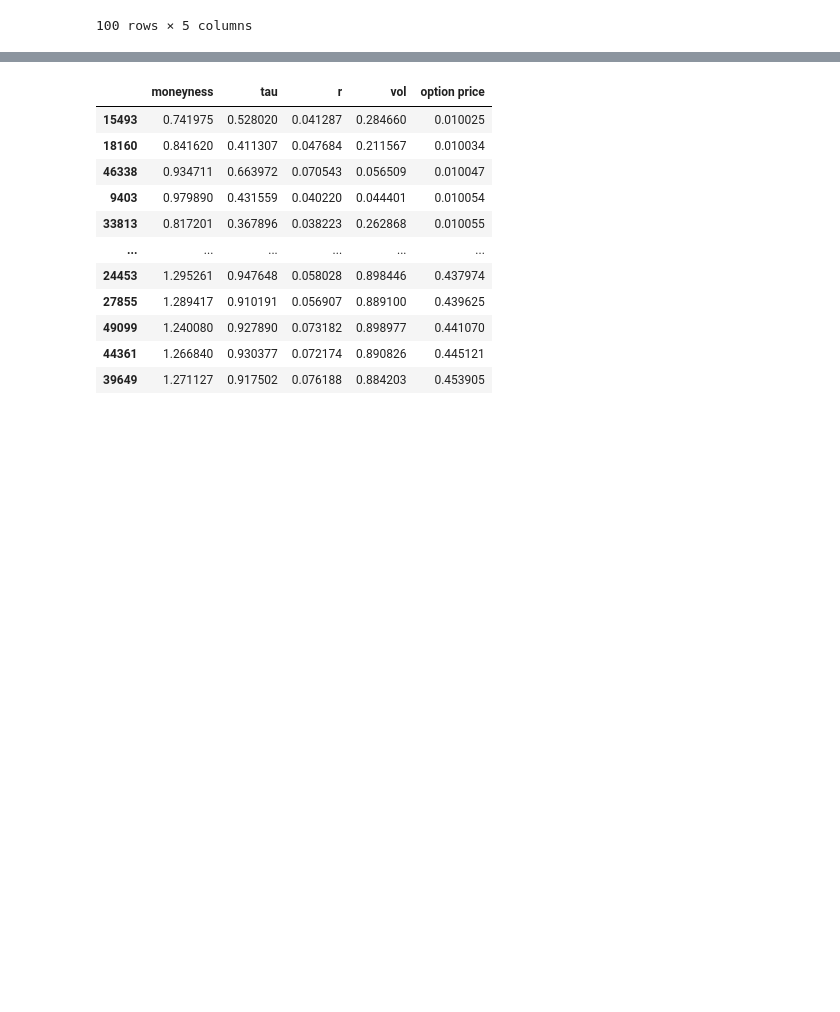
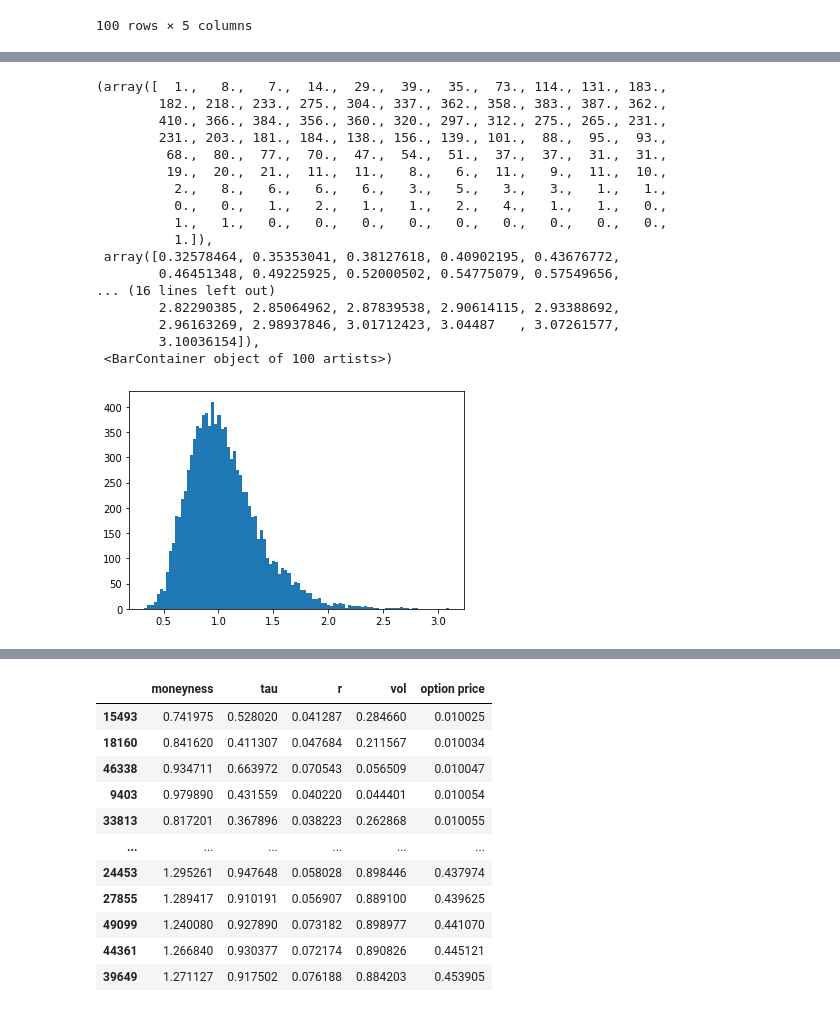
Before and after one commit to yxiiii/FE5216, a Jupyter notebook: train.ipynb, the cells around one changed output, grey strips where cells are left out. Cells and saved outputs as stored; diff of their text form; code cells hidden in the pictures; blank space fills up the shorter version.

```diff
--- a/train.ipynb
+++ b/train.ipynb
@@ -132,0 +155,21 @@ plt.axhline(fm_price)
+# %%
+plt.hist(S_paths, bins=100)
+# %% [output]
+(array([  1.,   8.,   7.,  14.,  29.,  39.,  35.,  73., 114., 131., 183.,
+        182., 218., 233., 275., 304., 337., 362., 358., 383., 387., 362.,
+        410., 366., 384., 356., 360., 320., 297., 312., 275., 265., 231.,
+        231., 203., 181., 184., 138., 156., 139., 101.,  88.,  95.,  93.,
+         68.,  80.,  77.,  70.,  47.,  54.,  51.,  37.,  37.,  31.,  31.,
+         19.,  20.,  21.,  11.,  11.,   8.,   6.,  11.,   9.,  11.,  10.,
+          2.,   8.,   6.,   6.,   6.,   3.,   5.,   3.,   3.,   1.,   1.,
+          0.,   0.,   1.,   2.,   1.,   1.,   2.,   4.,   1.,   1.,   0.,
+          1.,   1.,   0.,   0.,   0.,   0.,   0.,   0.,   0.,   0.,   0.,
+          1.]),
+ array([0.32578464, 0.35353041, 0.38127618, 0.40902195, 0.43676772,
+        0.46451348, 0.49225925, 0.52000502, 0.54775079, 0.57549656,
+... (16 lines left out)
+        2.82290385, 2.85064962, 2.87839538, 2.90614115, 2.93388692,
+        2.96163269, 2.98937846, 3.01712423, 3.04487   , 3.07261577,
+        3.10036154]),
+ <BarContainer object of 100 artists>)
+[figure, added]
```
Also changed, not shown: parts of 26 cells of this notebook, 1 other file.
